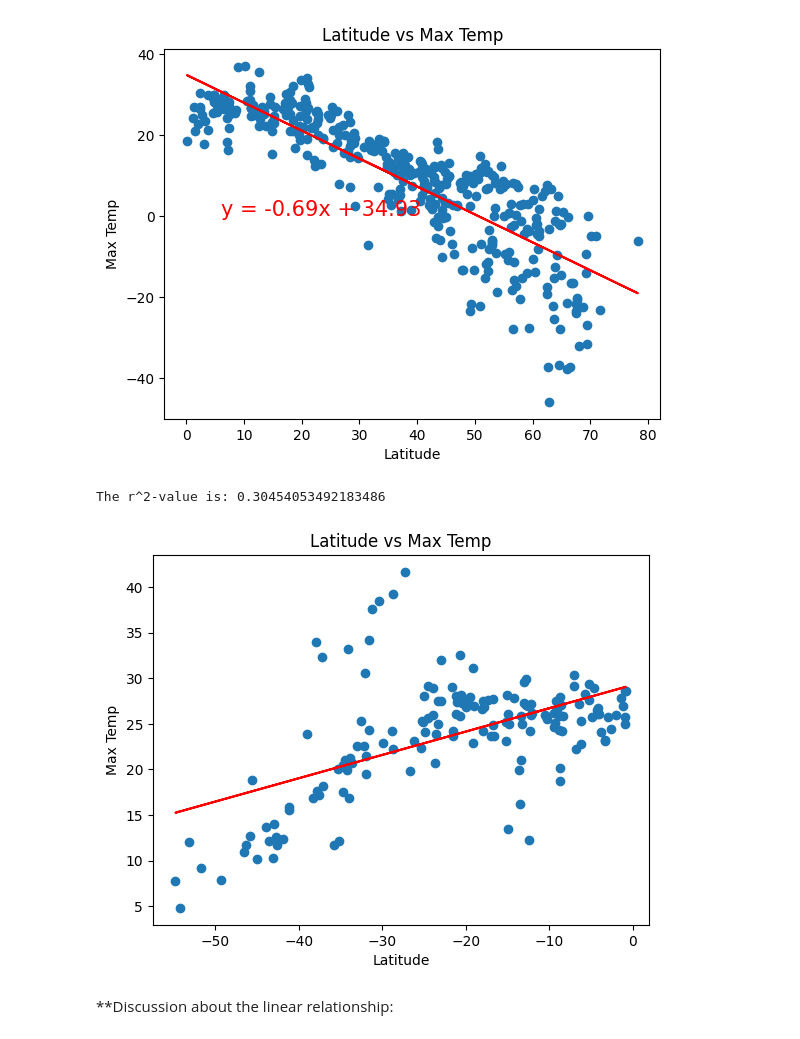
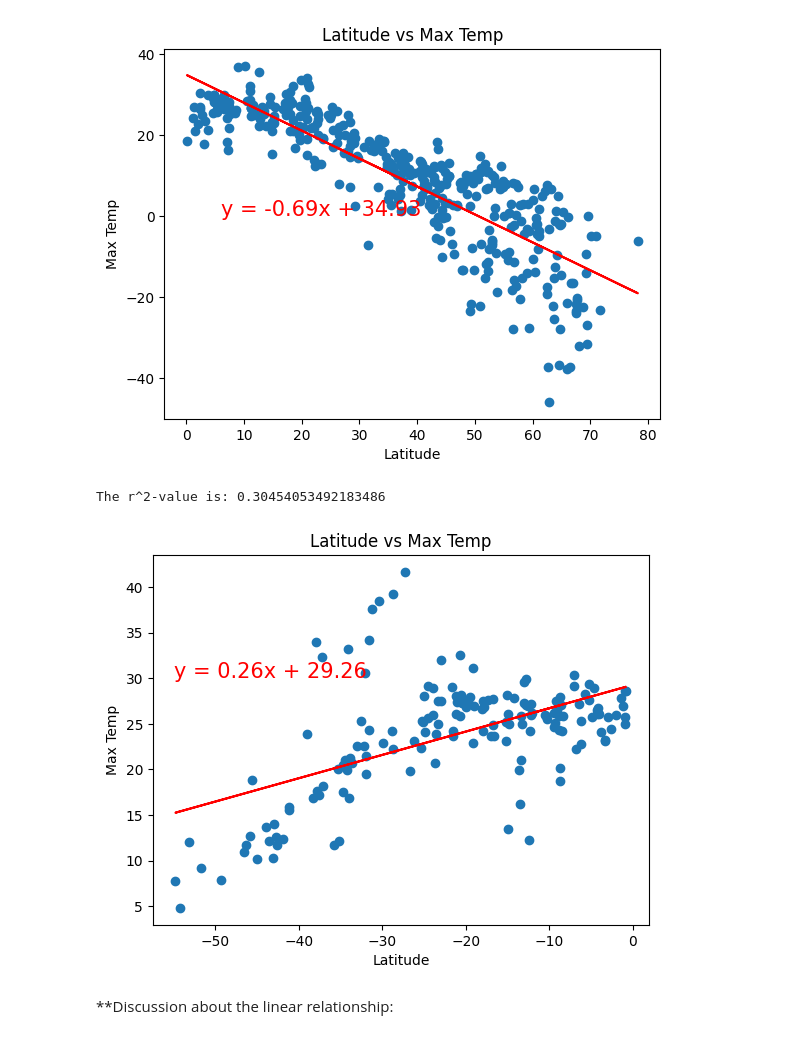
Before and after one commit to JHBoon/python_api_challenge_2025, a Jupyter notebook: Weatherpy/Starter_Code/WeatherPy.ipynb, the cells around one changed output. Saved outputs shown, nothing was run; the diff lists cells and outputs as text; code cells hidden in the pictures.

```diff
--- a/Weatherpy/Starter_Code/WeatherPy.ipynb
+++ b/Weatherpy/Starter_Code/WeatherPy.ipynb
@@ -333,10 +333,10 @@ The r^2-value is: 0.7213618798195391
 # %%
 x_values = southern_hemi_df["Lat"]
 y_values = southern_hemi_df["Max Temp"]
-plot_linear_regression(x_values,y_values,"Max Temp", (6,0))
+plot_linear_regression(x_values,y_values,"Max Temp", (-55,30))
 # %% [output]
 The r^2-value is: 0.30454053492183486
-[figure, old version]
+[figure, new version]
 # %% [markdown]
 **Discussion about the linear relationship:
 # %% [markdown]
```
Also changed, not shown: parts of 6 cells of this notebook.
